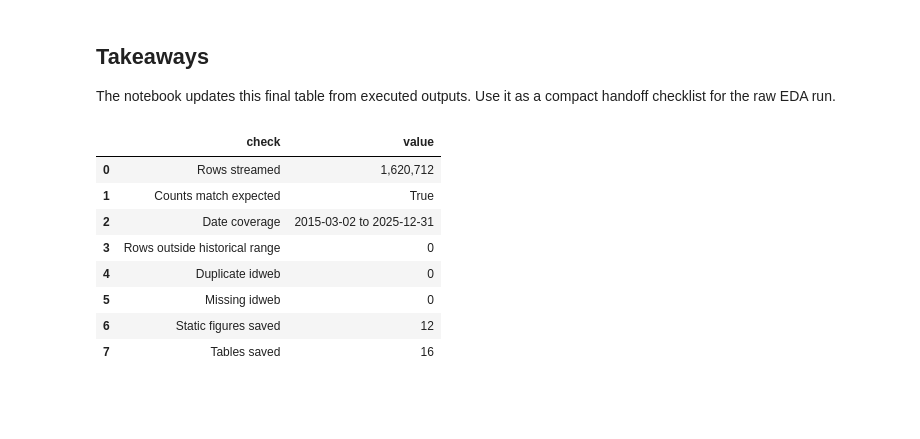
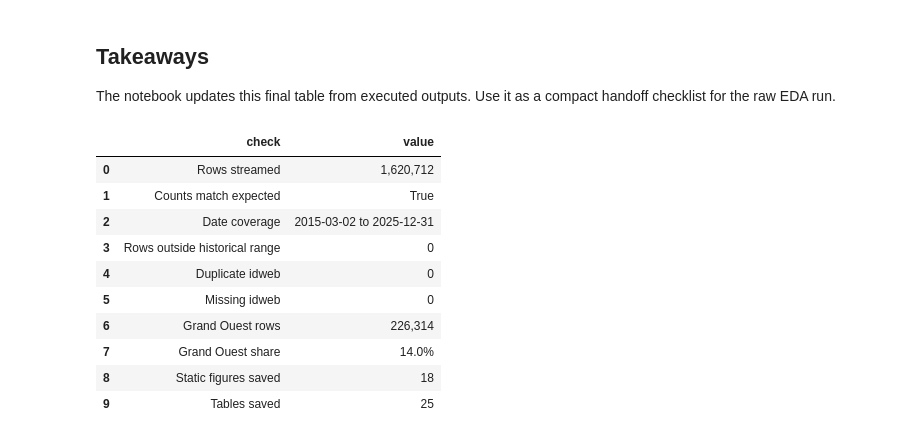
Before and after one commit to ROUSenghak/project-gigalis, a Jupyter notebook: notebooks/boamp_full_raw_eda.ipynb, the cells around one changed output. Drawn from its saved outputs; the diff is of its cells as text; code cells hidden in the pictures; blank space fills up the shorter version.

```diff
--- a/notebooks/boamp_full_raw_eda.ipynb
+++ b/notebooks/boamp_full_raw_eda.ipynb
@@ -77,6 +77,15 @@ END_YEAR = 2025
 HISTORICAL_START = "2015-01-01"
 HISTORICAL_END_EXCLUSIVE = "2026-01-01"
 
+# Working definition for this internship scope: Grand Ouest = Bretagne + Pays de la Loire + Normandie.
+GRAND_OUEST_REGION_BY_DEPARTMENT = {
+    "22": "Bretagne", "29": "Bretagne", "35": "Bretagne", "56": "Bretagne",
+    "44": "Pays de la Loire", "49": "Pays de la Loire", "53": "Pays de la Loire", "72": "Pays de la Loire", "85": "Pays de la Loire",
+    "14": "Normandie", "27": "Normandie", "50": "Normandie", "61": "Normandie", "76": "Normandie",
+}
+GRAND_OUEST_DEPARTMENTS = set(GRAND_OUEST_REGION_BY_DEPARTMENT)
+GRAND_OUEST_LABEL = "Grand Ouest: Bretagne + Pays de la Loire + Normandie"
+
 for directory in [OUTPUT_DIR, TABLE_DIR, FIGURE_DIR, INTERACTIVE_DIR]:
     directory.mkdir(parents=True, exist_ok=True)
 
@@ -216,6 +259,32 @@ def save_figure(fig, filename: str) -> Path:
     path = FIGURE_DIR / filename
     fig.savefig(path, bbox_inches="tight", facecolor="white")
     return path
+
+def normalize_department_code(value) -> str | None:
+    if value is None or (isinstance(value, float) and math.isnan(value)):
+        return None
+    text = str(value).strip().upper()
+    if text == "" or text == "<NA>" or text == "NAN":
+        return None
+    return text.zfill(2) if text.isdigit() and len(text) == 1 else text
+
+
+def departments_from_cell(value) -> list[str]:
+    return [department for department in (normalize_department_code(item) for item in values_from_cell(value)) if department]
+
+
+def first_grand_ouest_department(prestation_value, publication_value) -> str | None:
+    prestation = normalize_department_code(prestation_value)
+    if prestation in GRAND_OUEST_DEPARTMENTS:
+        return prestation
+    for department in departments_from_cell(publication_value):
+        if department in GRAND_OUEST_DEPARTMENTS:
+            return department
+    return None
+
+
+def grand_ouest_department_to_region(department: str | None) -> str | None:
+    return GRAND_OUEST_REGION_BY_DEPARTMENT.get(department) if department else None
 # %% [markdown]
 ### 3. Stream the Full CSV
 
@@ -710,32 +969,42 @@ outputs = {
     "duplicate_idweb": int(duplicate_idweb),
     "missing_idweb": int(missing_idweb),
     "min_dateparution": min_dateparution,
     "max_dateparution": max_dateparution,
     "outside_historical_range": int(outside_historical_range),
     "invalid_dateparution": int(invalid_dateparution),
     "static_figures": sorted(str(path) for path in FIGURE_DIR.glob("*.png")),
     "tables": sorted(str(path) for path in TABLE_DIR.glob("*.csv")),
     "interactive_outputs": interactive_outputs,
+    "grand_ouest": {
+        "definition": GRAND_OUEST_LABEL,
+        "departments": sorted(GRAND_OUEST_DEPARTMENTS),
+        "rows": int(grand_ouest_rows),
+        "share_of_france": float(grand_ouest_rows / row_count) if row_count else None,
+    },
 }
 (OUTPUT_DIR / "eda_run_summary.json").write_text(json.dumps(outputs, ensure_ascii=False, indent=2) + "\n", encoding="utf-8")
 
 pd.DataFrame([
     ["Rows streamed", f"{outputs['rows_streamed']:,}"],
     ["Counts match expected", outputs["counts_match_expected"]],
     ["Date coverage", f"{outputs['min_dateparution']} to {outputs['max_dateparution']}"],
     ["Rows outside historical range", outputs["outside_historical_range"]],
     ["Duplicate idweb", f"{outputs['duplicate_idweb']:,}"],
     ["Missing idweb", f"{outputs['missing_idweb']:,}"],
+    ["Grand Ouest rows", f"{outputs['grand_ouest']['rows']:,}"],
+    ["Grand Ouest share", f"{outputs['grand_ouest']['share_of_france']:.1%}"],
     ["Static figures saved", len(outputs["static_figures"])],
     ["Tables saved", len(outputs["tables"])],
 ], columns=["check", "value"])
 # %% [output]
 |  | check | value |
 | 0 | Rows streamed | 1,620,712 |
 | 1 | Counts match expected | True |
 | 2 | Date coverage | 2015-03-02 to 2025-12-31 |
 | 3 | Rows outside historical range | 0 |
 | 4 | Duplicate idweb | 0 |
 | 5 | Missing idweb | 0 |
-| 6 | Static figures saved | 12 |
-| 7 | Tables saved | 16 |
+| 6 | Grand Ouest rows | 226,314 |
+| 7 | Grand Ouest share | 14.0% |
+| 8 | Static figures saved | 18 |
+| 9 | Tables saved | 25 |
```
Also changed, not shown: parts of 7 cells of this notebook, 27 other files.
